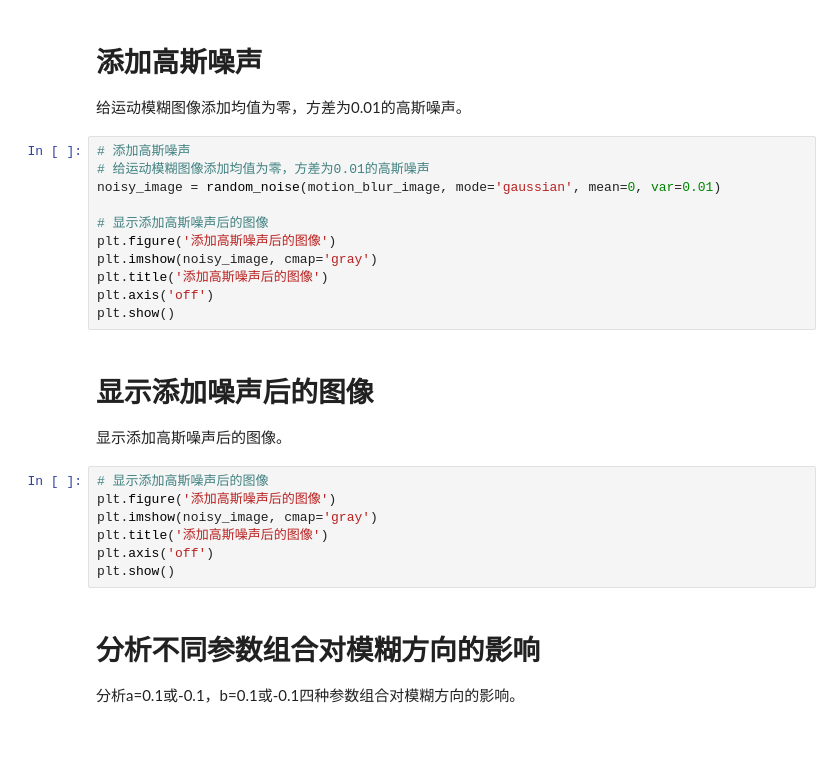
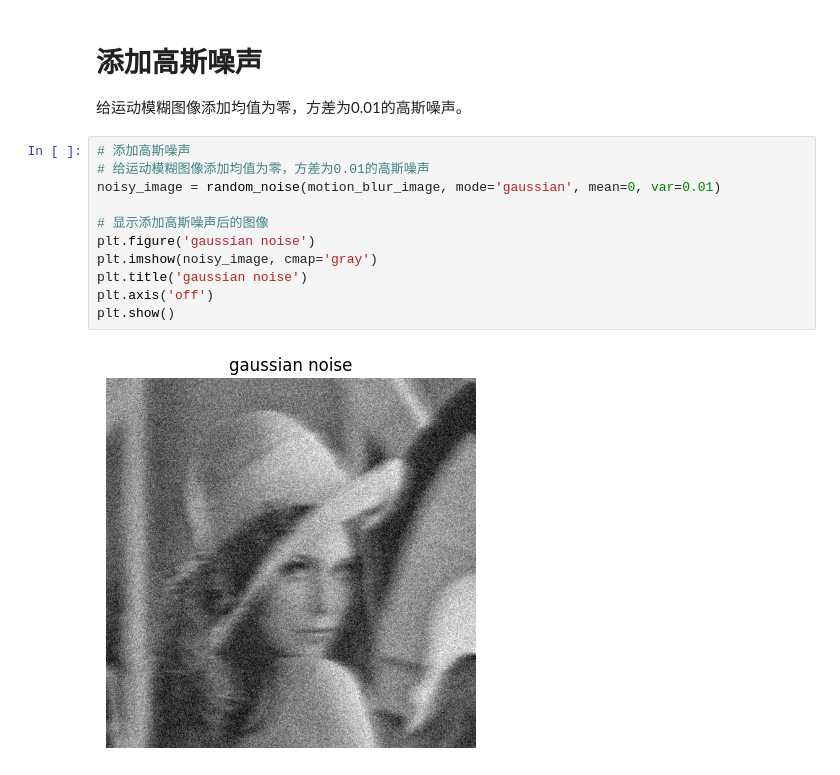
Before and after one commit to XHarold/DIP-Course, a Jupyter notebook: h9/hwk09.ipynb, the cells around one changed output. Drawn from its saved outputs; the diff is of its cells as text; blank space fills up the shorter version.

```diff
--- a/h9/hwk09.ipynb
+++ b/h9/hwk09.ipynb
@@ -80,24 +83,13 @@ plt.show()
 # %%
 # 添加高斯噪声
 # 给运动模糊图像添加均值为零，方差为0.01的高斯噪声
 noisy_image = random_noise(motion_blur_image, mode='gaussian', mean=0, var=0.01)
 
 # 显示添加高斯噪声后的图像
-plt.figure('添加高斯噪声后的图像')
+plt.figure('gaussian noise')
 plt.imshow(noisy_image, cmap='gray')
-plt.title('添加高斯噪声后的图像')
+plt.title('gaussian noise')
 plt.axis('off')
 plt.show()
+# %% [output]
+[figure, added]
-# %% [markdown]
-# 显示添加噪声后的图像
-显示添加高斯噪声后的图像。
-# %%
-# 显示添加高斯噪声后的图像
-plt.figure('添加高斯噪声后的图像')
-plt.imshow(noisy_image, cmap='gray')
-plt.title('添加高斯噪声后的图像')
-plt.axis('off')
-plt.show()
-# %% [markdown]
-# 分析不同参数组合对模糊方向的影响
-分析a=0.1或-0.1，b=0.1或-0.1四种参数组合对模糊方向的影响。
```
Also changed, not shown: parts of 4 cells of this notebook, 22 other files.
